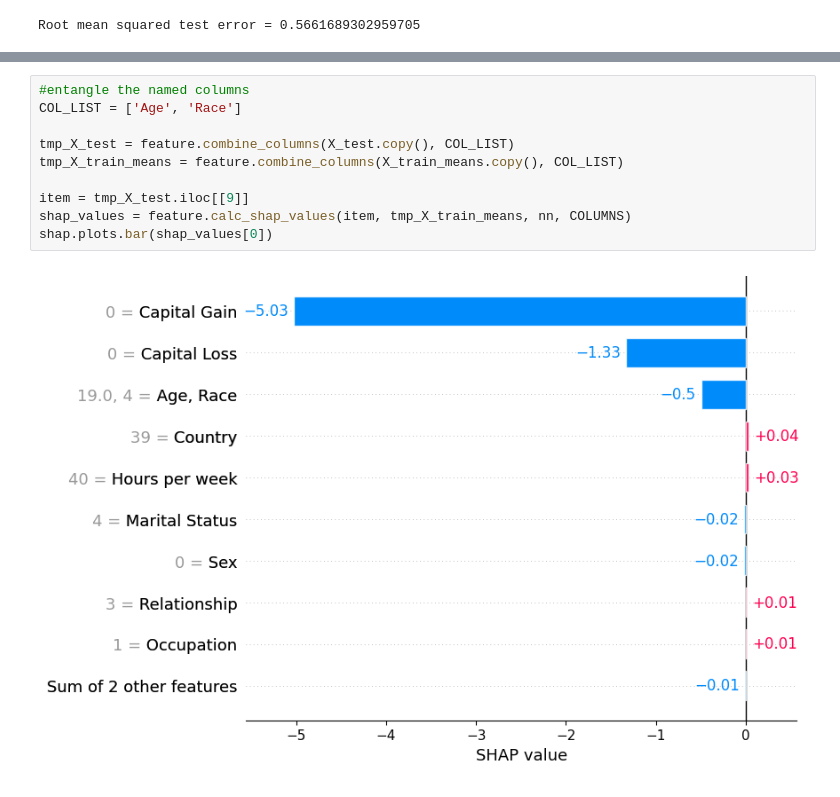
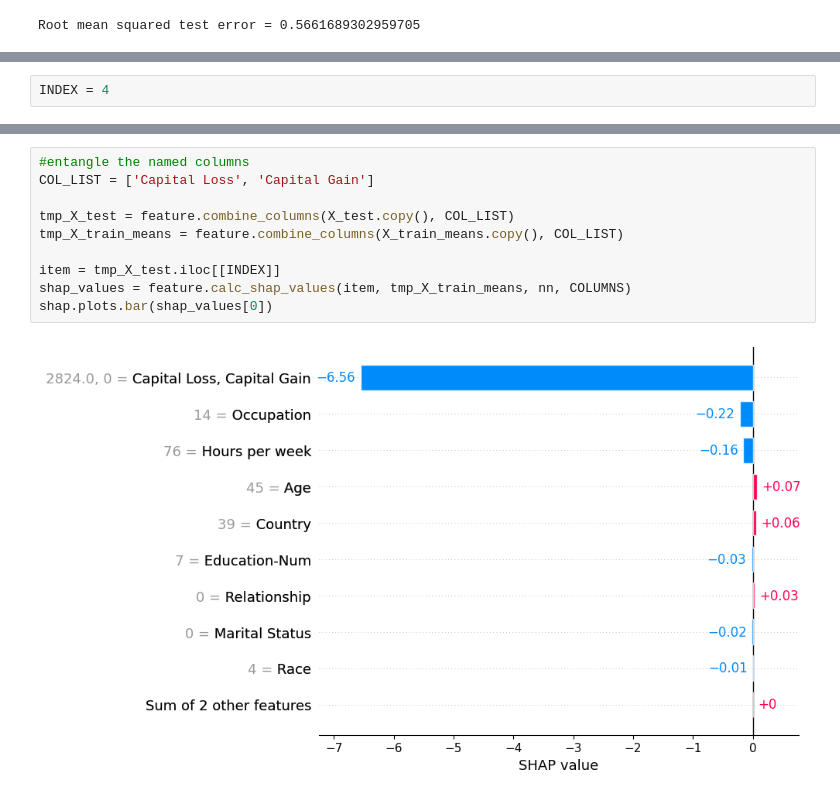
Before and after one commit to akleinau/Finch, a Jupyter notebook: shap_agnostic_diabetes.ipynb, the cells around one changed output, grey strips where cells are left out. Cells and saved outputs as stored; diff of their text form.

```diff
--- a/shap_agnostic_diabetes.ipynb
+++ b/shap_agnostic_diabetes.ipynb
@@ -38,0 +30,2 @@ shap.plots.bar(shap_values[0])
+# %%
+INDEX = 4
@@ -39,12 +41,12 @@ shap.plots.bar(shap_values[0])
 # %%
 #entangle the named columns
-COL_LIST = ['Age', 'Race']
+COL_LIST = ['Capital Loss', 'Capital Gain']
 
 tmp_X_test = feature.combine_columns(X_test.copy(), COL_LIST)
 tmp_X_train_means = feature.combine_columns(X_train_means.copy(), COL_LIST)
 
-item = tmp_X_test.iloc[[9]]
+item = tmp_X_test.iloc[[INDEX]]
 shap_values = feature.calc_shap_values(item, tmp_X_train_means, nn, COLUMNS)
 shap.plots.bar(shap_values[0])
 # %% [output]
-[figure, old version]
+[figure, new version]
```
Also changed, not shown: parts of 2 cells of this notebook, 4 other files.
